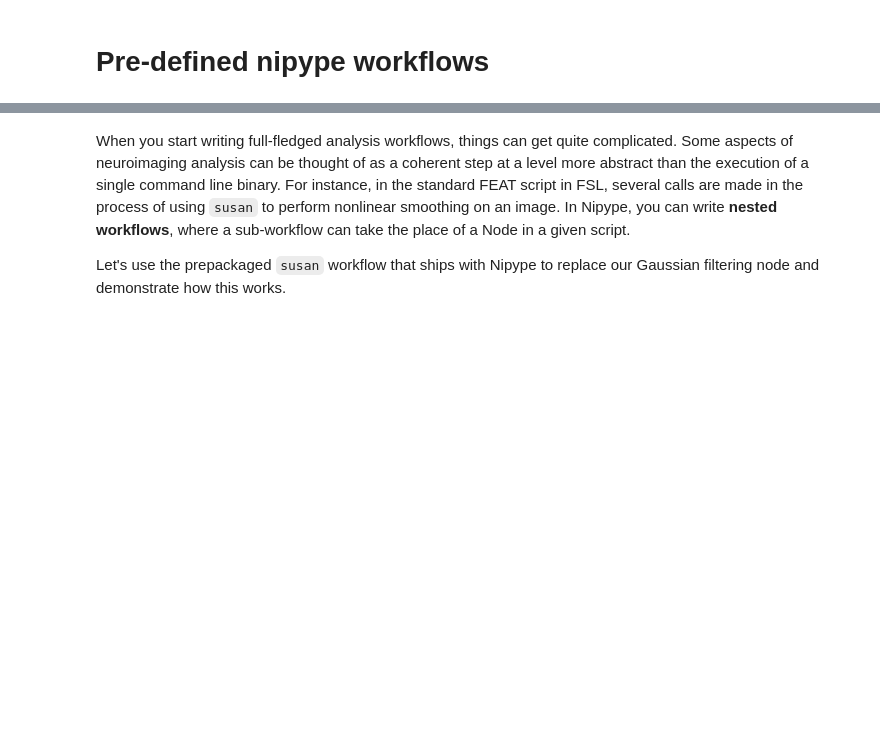
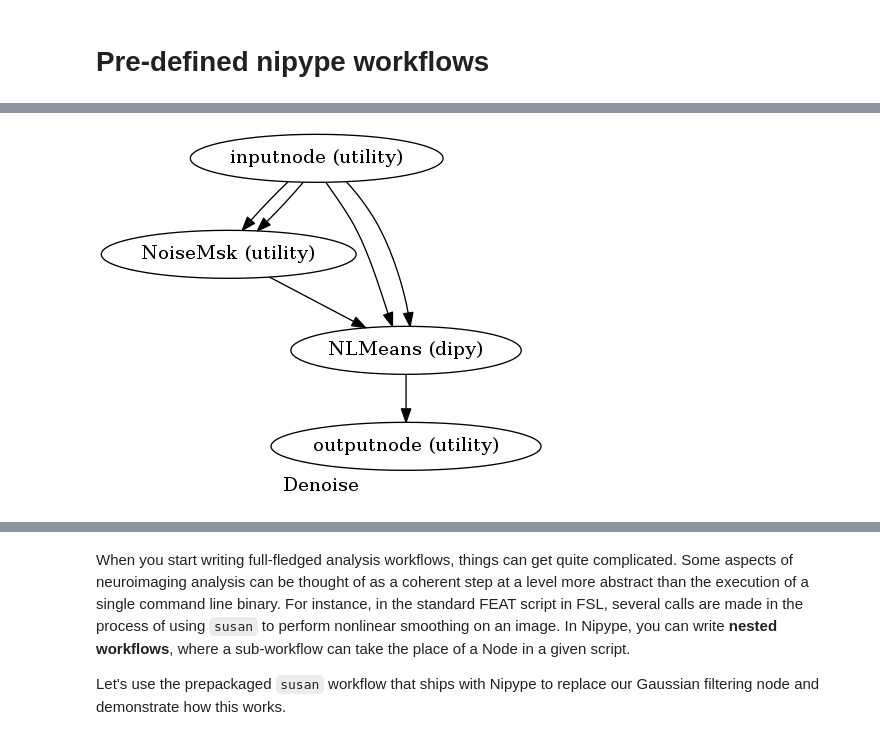
Before and after one commit to nipy/workshops, a Jupyter notebook: 170327-nipype/notebooks/new-workflows-and-interfaces/advanced_workflows.ipynb, the cells around one changed output, grey strips where cells are left out. Cells and saved outputs as stored; diff of their text form; code cells hidden in the pictures; blank space fills up the shorter version.

Commit message:
advancing on workflows tutorial

```diff
--- a/170327-nipype/notebooks/new-workflows-and-interfaces/advanced_workflows.ipynb
+++ b/170327-nipype/notebooks/new-workflows-and-interfaces/advanced_workflows.ipynb
@@ -394,2 +449,10 @@ wf.run()
 # %% [markdown]
 # Pre-defined nipype workflows
+# %%
+from os import path as op
+from nipype.workflows.dmri.dipy.denoise import nlmeans_pipeline
+denoise = nlmeans_pipeline()
+denoise.base_dir = 'denoise_workflow'
+denoise.write_graph("nlmeans_pipeline.dot")
+Image(filename="denoise_workflow/Denoise/nlmeans_pipeline.dot.png")
+# %% [output]
@@ -395,0 +461 @@ wf.run()
+[figure, added]
```
Also changed, not shown: parts of 20 cells of this notebook.
